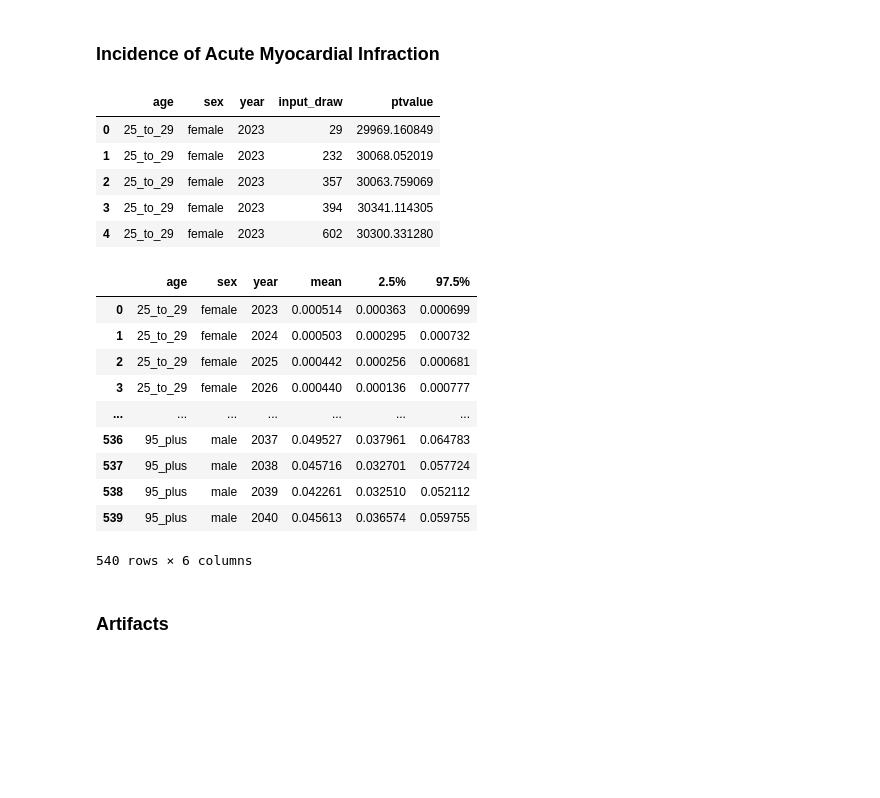
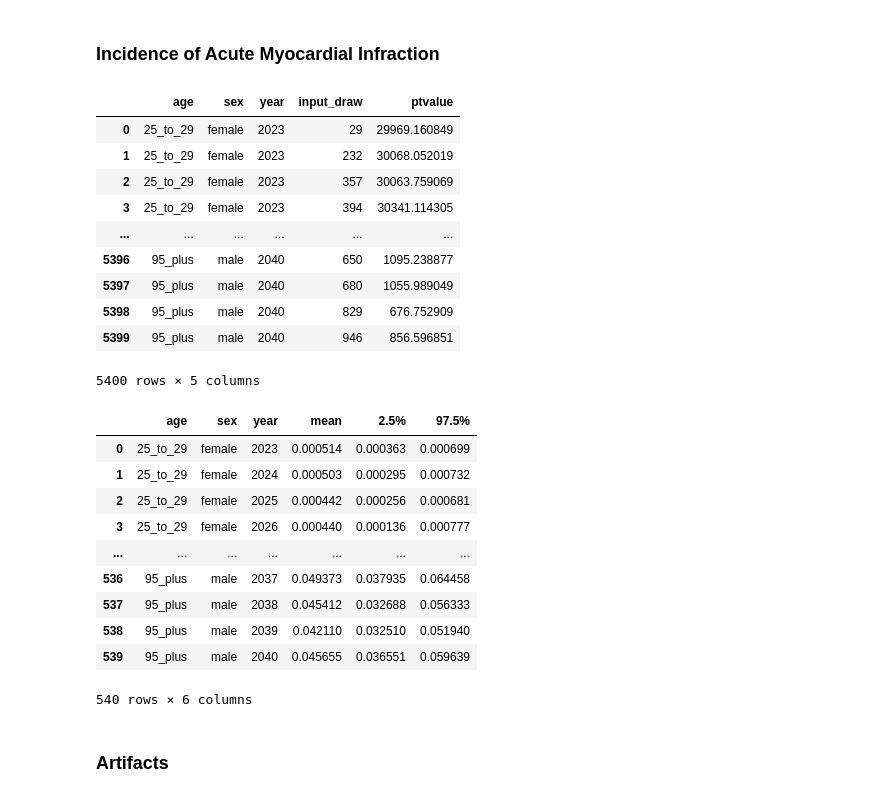
Before and after one commit to ihmeuw/vivarium_research_nih_us_cvd, a Jupyter notebook: Model1_VV-withMI.ipynb, the cells around one changed output. Cells and saved outputs as stored; diff of their text form; code cells hidden in the pictures; blank space fills up the shorter version.

```diff
--- a/Model1_VV-withMI.ipynb
+++ b/Model1_VV-withMI.ipynb
@@ -24,7 +24,7 @@ deaths.csv      population.hdf         transition_count.csv  ylds.hdf
 deaths.hdf      state_person_time.csv  transition_count.hdf  ylls.csv
 population.csv  state_person_time.hdf  ylds.csv              ylls.hdf
 # %%
-sim_results_dir = '/mnt/share/costeffectiveness/results/vivarium_nih_us_cvd/model_1/nih_us_cvd/v2_myocardial_infarction/2022_08_08_16_57_10/count_data/'
+sim_results_dir = '/mnt/share/costeffectiveness/results/vivarium_nih_us_cvd/model_1/nih_us_cvd/v2_myocardial_infarction/alabama/2022_08_16_12_11_07/count_data/'
 # %% [markdown]
 ### Exploring Data
 # %%
@@ -639,14 +639,19 @@ with PdfPages('model1vv_v2_acute_stroke_inc.pdf') as pdf:
 # %%
 per_time_sus_MI = per_time_state.loc[(per_time_state['state'].isin(['myocardial_infarction_susceptible_to_myocardial_infarction','myocardial_infarction_post_myocardial_infarction']))].reset_index()
 per_time_sus_MI = per_time_sus_MI.groupby(['age', 'sex', 'year', 'input_draw']).ptvalue.sum().reset_index()
-per_time_sus_MI.head()
+per_time_sus_MI
 # %% [output]
 |  | age | sex | year | input_draw | ptvalue |
 | 0 | 25_to_29 | female | 2023 | 29 | 29969.160849 |
 | 1 | 25_to_29 | female | 2023 | 232 | 30068.052019 |
 | 2 | 25_to_29 | female | 2023 | 357 | 30063.759069 |
 | 3 | 25_to_29 | female | 2023 | 394 | 30341.114305 |
-| 4 | 25_to_29 | female | 2023 | 602 | 30300.331280 |
+| ... | ... | ... | ... | ... | ... |
+| 5396 | 95_plus | male | 2040 | 650 | 1095.238877 |
+| 5397 | 95_plus | male | 2040 | 680 | 1055.989049 |
+| 5398 | 95_plus | male | 2040 | 829 | 676.752909 |
+| 5399 | 95_plus | male | 2040 | 946 | 856.596851 |
+5400 rows × 5 columns
 # %%
 tran_rate_MI = tran.groupby(['age', 'sex', 'year', 'transition', 'input_draw']).value.sum().reset_index()
 tran_rate_MI = tran_rate_MI.loc[(tran_rate_MI['transition'].isin(['myocardial_infarction_susceptible_to_myocardial_infarction_to_acute_myocardial_infarction','myocardial_infarction_post_myocardial_infarction_to_acute_myocardial_infarction']))].reset_index()
@@ -667,10 +672,10 @@ tran_rate_MI_summ
 | 2 | 25_to_29 | female | 2025 | 0.000442 | 0.000256 | 0.000681 |
 | 3 | 25_to_29 | female | 2026 | 0.000440 | 0.000136 | 0.000777 |
 | ... | ... | ... | ... | ... | ... | ... |
-| 536 | 95_plus | male | 2037 | 0.049527 | 0.037961 | 0.064783 |
-| 537 | 95_plus | male | 2038 | 0.045716 | 0.032701 | 0.057724 |
-| 538 | 95_plus | male | 2039 | 0.042261 | 0.032510 | 0.052112 |
-| 539 | 95_plus | male | 2040 | 0.045613 | 0.036574 | 0.059755 |
+| 536 | 95_plus | male | 2037 | 0.049373 | 0.037935 | 0.064458 |
+| 537 | 95_plus | male | 2038 | 0.045412 | 0.032688 | 0.056333 |
+| 538 | 95_plus | male | 2039 | 0.042110 | 0.032510 | 0.051940 |
+| 539 | 95_plus | male | 2040 | 0.045655 | 0.036551 | 0.059639 |
 540 rows × 6 columns
 # %%
 %%capture
```
Also changed, not shown: parts of 23 cells of this notebook, 14 other files.
